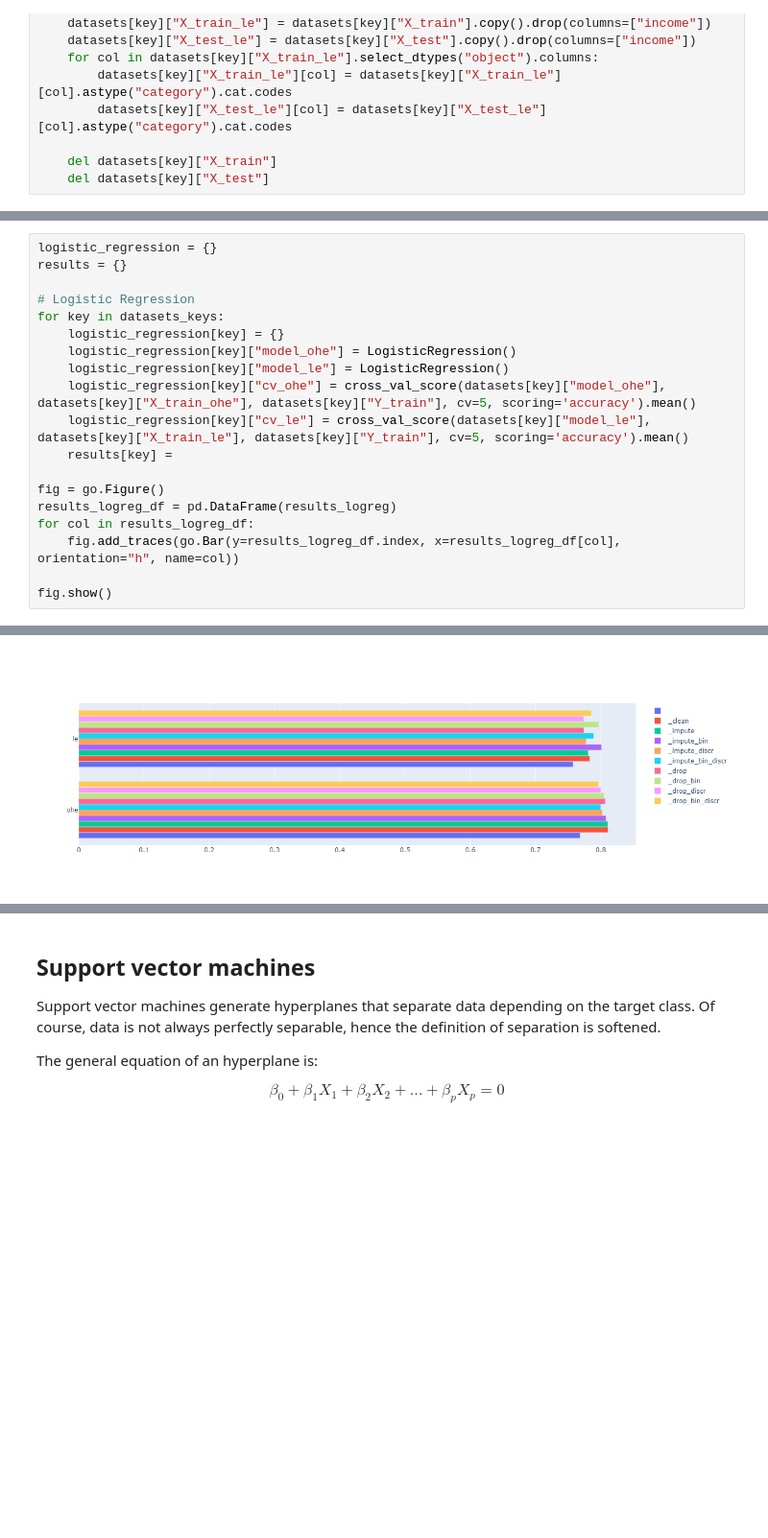
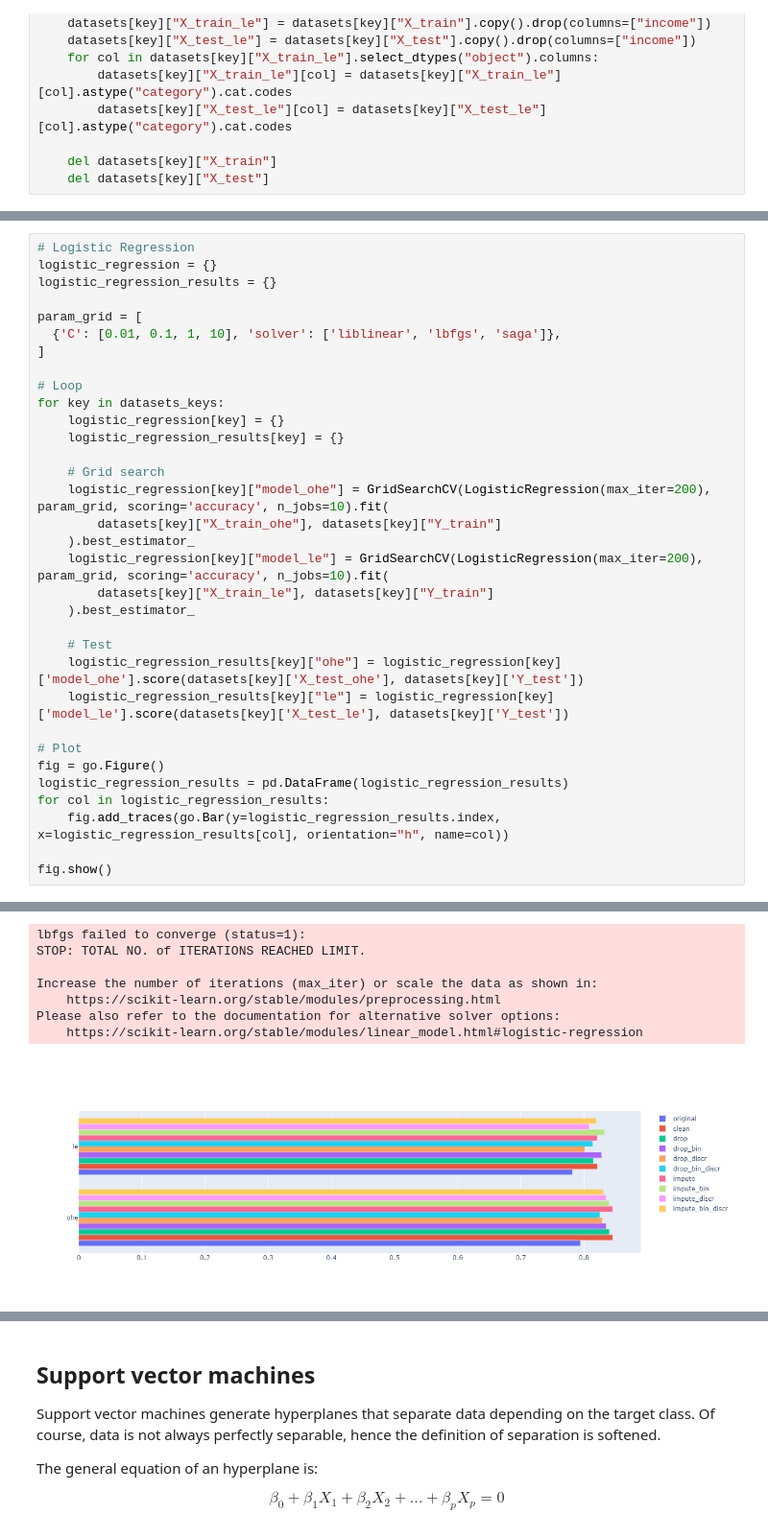
Before and after one commit to AndreaCossio/datasets-analysis, a Jupyter notebook: Census/Data_Classification.ipynb, the cells around one changed output, grey strips where cells are left out. Shown at 96% size. Saved outputs shown, nothing was run; the diff lists cells and outputs as text; blank space fills up the shorter version.

Commit message:
Grid search and test

```diff
--- a/Census/Data_Classification.ipynb
+++ b/Census/Data_Classification.ipynb
@@ -84,20 +84,34 @@ The regression coefficients are estimated maximizing a likelihood function (scik
 # %%
+# Logistic Regression
 logistic_regression = {}
-results = {}
+logistic_regression_results = {}
 
-# Logistic Regression
+param_grid = [
+  {'C': [0.01, 0.1, 1, 10], 'solver': ['liblinear', 'lbfgs', 'saga']},
+]
+
+# Loop
 for key in datasets_keys:
     logistic_regression[key] = {}
-    logistic_regression[key]["model_ohe"] = LogisticRegression()
-    logistic_regression[key]["model_le"] = LogisticRegression()
-    logistic_regression[key]["cv_ohe"] = cross_val_score(datasets[key]["model_ohe"], datasets[key]["X_train_ohe"], datasets[key]["Y_train"], cv=5, scoring='accuracy').mean()
-    logistic_regression[key]["cv_le"] = cross_val_score(datasets[key]["model_le"], datasets[key]["X_train_le"], datasets[key]["Y_train"], cv=5, scoring='accuracy').mean()
-    results[key] =
+    logistic_regression_results[key] = {}
 
+    # Grid search
+    logistic_regression[key]["model_ohe"] = GridSearchCV(LogisticRegression(max_iter=200), param_grid, scoring='accuracy', n_jobs=10).fit(
+        datasets[key]["X_train_ohe"], datasets[key]["Y_train"]
+    ).best_estimator_
+    logistic_regression[key]["model_le"] = GridSearchCV(LogisticRegression(max_iter=200), param_grid, scoring='accuracy', n_jobs=10).fit(
+        datasets[key]["X_train_le"], datasets[key]["Y_train"]
+    ).best_estimator_
+
+    # Test
+    logistic_regression_results[key]["ohe"] = logistic_regression[key]['model_ohe'].score(datasets[key]['X_test_ohe'], datasets[key]['Y_test'])
+    logistic_regression_results[key]["le"] = logistic_regression[key]['model_le'].score(datasets[key]['X_test_le'], datasets[key]['Y_test'])
+
+# Plot
 fig = go.Figure()
-results_logreg_df = pd.DataFrame(results_logreg)
-for col in results_logreg_df:
-    fig.add_traces(go.Bar(y=results_logreg_df.index, x=results_logreg_df[col], orientation="h", name=col))
+logistic_regression_results = pd.DataFrame(logistic_regression_results)
+for col in logistic_regression_results:
+    fig.add_traces(go.Bar(y=logistic_regression_results.index, x=logistic_regression_results[col], orientation="h", name=col))
 
 fig.show()
 # %% [output]
@@ -105,4 +118,11 @@ fig.show()
+lbfgs failed to converge (status=1):
+STOP: TOTAL NO. of ITERATIONS REACHED LIMIT.
+
+Increase the number of iterations (max_iter) or scale the data as shown in:
+    https://scikit-learn.org/stable/modules/preprocessing.html
+Please also refer to the documentation for alternative solver options:
+    https://scikit-learn.org/stable/modules/linear_model.html#logistic-regression
-[figure, old version]
+[figure, new version]
 # %% [markdown]
 ## Linear discriminant analysis
 
```
Also changed, not shown: parts of 18 cells of this notebook.
